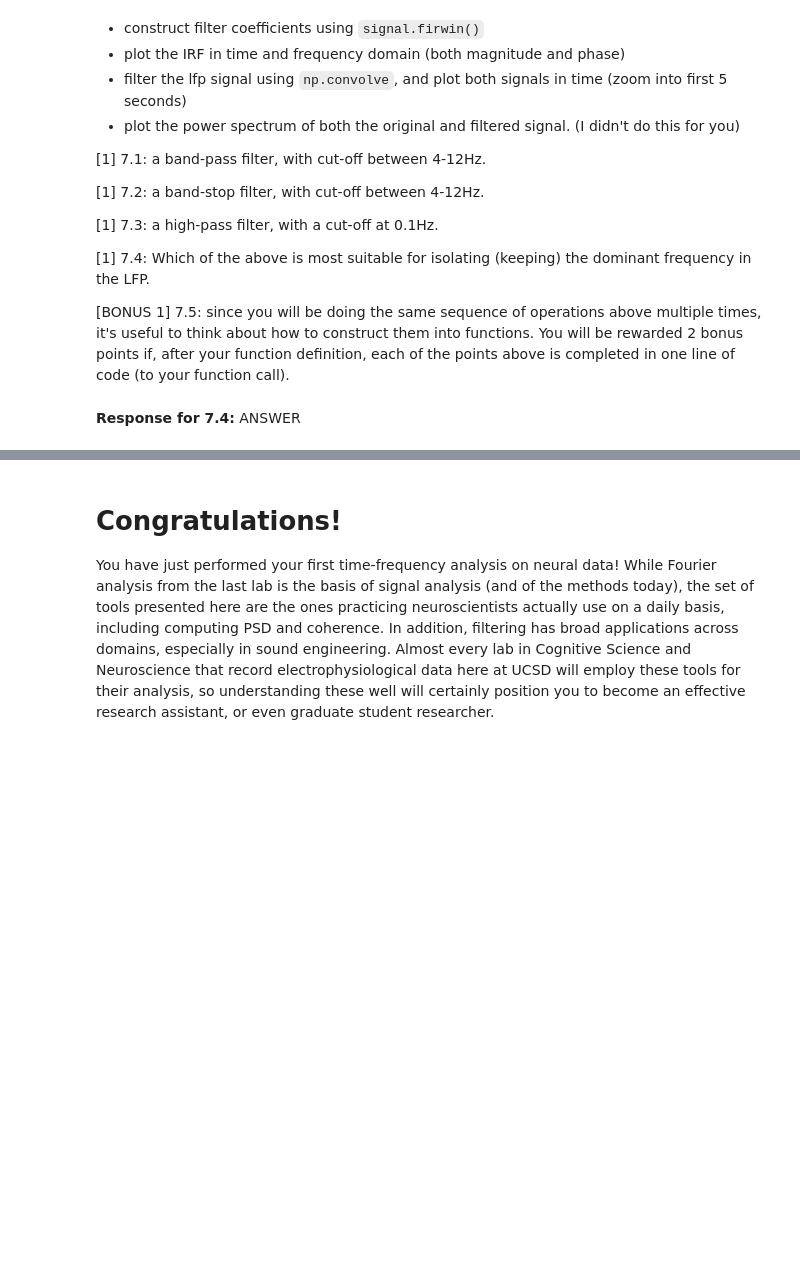
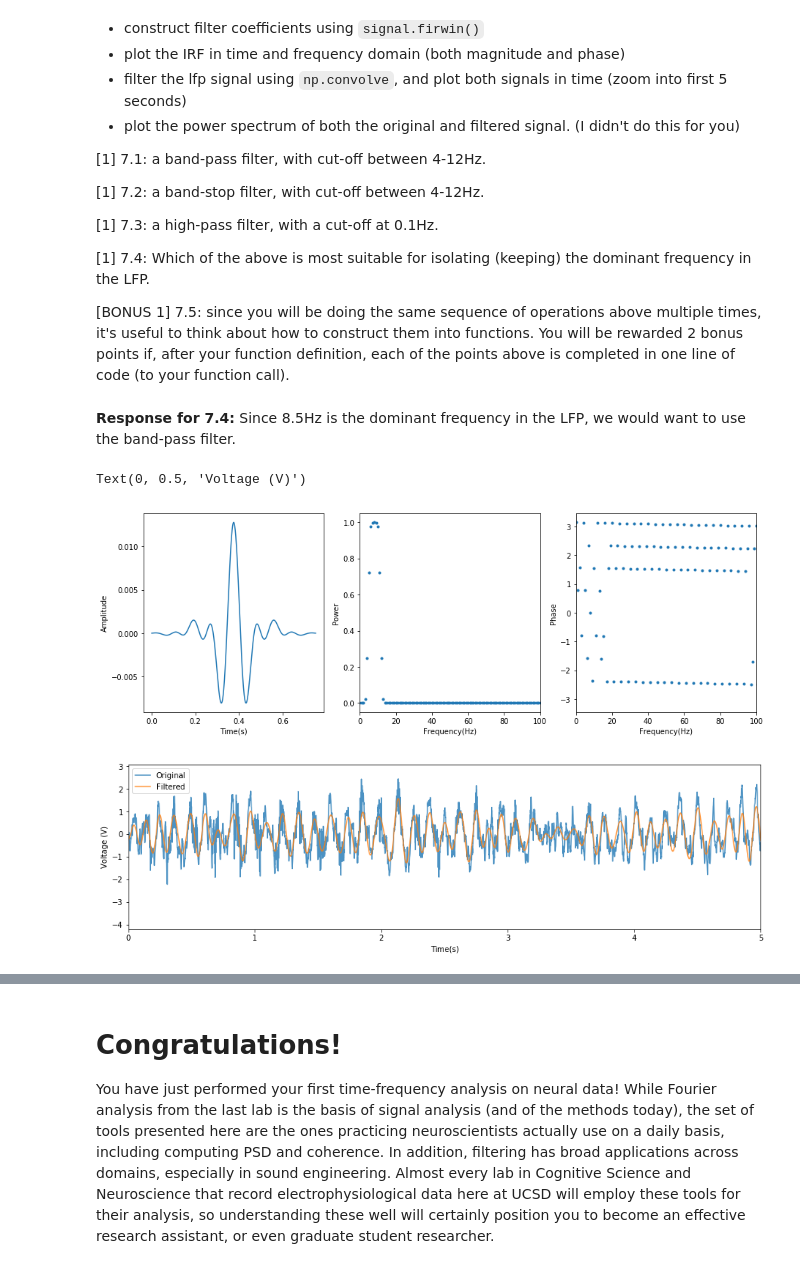
Before and after one commit to ylc020/COGS118C, a Jupyter notebook: Assignments/A3-TimeFrequencyFiltering.ipynb, the cells around one changed output, grey strips where cells are left out. Cells and saved outputs as stored; diff of their text form; code cells hidden in the pictures; blank space fills up the shorter version.

```diff
--- a/Assignments/A3-TimeFrequencyFiltering.ipynb
+++ b/Assignments/A3-TimeFrequencyFiltering.ipynb
@@ -715,5 +717,3 @@ Following the template from above, do the following:
 [1] 7.4: Which of the above is most suitable for isolating (keeping) the dominant frequency in the LFP.
 
 [BONUS 1] 7.5: since you will be doing the same sequence of operations above multiple times, it's useful to think about how to construct them into functions. You will be rewarded 2 bonus points if, after your function definition, each of the points above is completed in one line of code (to your function call).
-# %% [markdown]
-**Response for 7.4:** ANSWER
@@ -721,0 +720,49 @@ Following the template from above, do the following:
+# %% [markdown]
+**Response for 7.4:** Since 8.5Hz is the dominant frequency in the LFP, we would want to use the band-pass filter.
+# %%
+# Code for 7.1. You can use more than one cell.
+cutoff = (4,12) #Hz
+
+# we typically want a filter order to be at least as long as 3 periods (cycles) of
+# the slowest frequency in the cutoff.
+# so if cutoff is 20Hz, we want 3*0.05s = 0.15s long, which is 0.15*fs points
+# the larger this number is, the better frequency resolution you will have
+filt_order = int(3*fs/cutoff[0])+1 # JOYLYNN added [0]
+if filt_order % 2 == 0:
+    filt_order += 1
+filt_coefs = signal.firwin(filt_order, cutoff, fs=fs, pass_zero=False)
+
+# compute the magnitude and phase response of the filter
+freq_resp = np.fft.fft(filt_coefs, n=int(fs))
+mag_resp = abs(freq_resp)**2
+ph_resp = np.angle(freq_resp)
+freqs = np.fft.fftfreq(int(fs),1/fs)
+
+plt.figure(figsize=(15,5))
+plt.subplot(1,3,1)
+# plot impulse response
+t_filt = np.arange(0,len(filt_coefs))/fs
+plt.plot(t_filt,filt_coefs)
+plt.xlabel('Time(s)'); plt.ylabel('Amplitude');
+
+plt.subplot(1,3,2)
+plt.plot(freqs, mag_resp, '.')
+plt.xlabel('Frequency(Hz)'); plt.ylabel('Power');
+plt.xlim([0,100])
+
+plt.subplot(1,3,3)
+plt.plot(freqs, ph_resp, '.')
+plt.xlabel('Frequency(Hz)'); plt.ylabel('Phase');
+plt.xlim([0,100])
+
+plt.figure(figsize=(15,4))
+lfp_filt = np.convolve(lfp_short, filt_coefs, mode='same')
+plt.plot(t_short, lfp_short, alpha=0.8, label='Original')
+plt.plot(t_short, lfp_filt, alpha=0.8, label='Filtered')
+plt.xlim([0,5])
+plt.legend()
+plt.xlabel('Time(s)');plt.ylabel('Voltage (V)')
+# %% [output]
+Text(0, 0.5, 'Voltage (V)')
+[figure, added]
+[figure, added]
```
Also changed, not shown: parts of 7 cells of this notebook.
